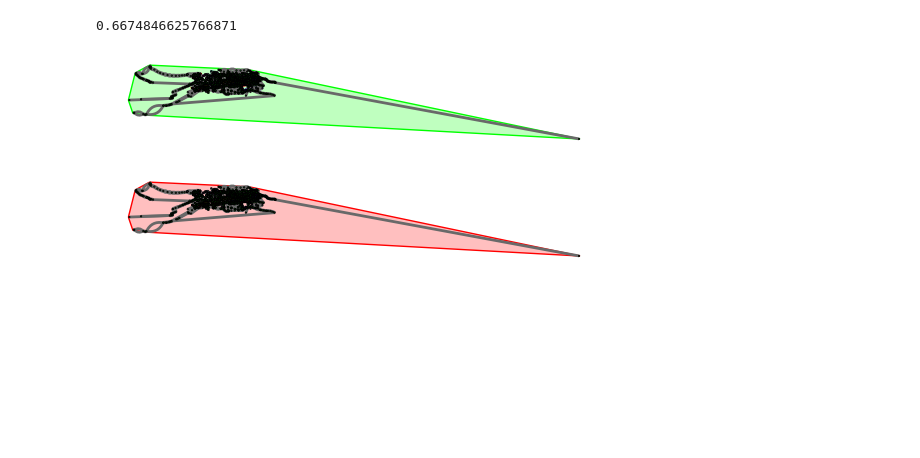
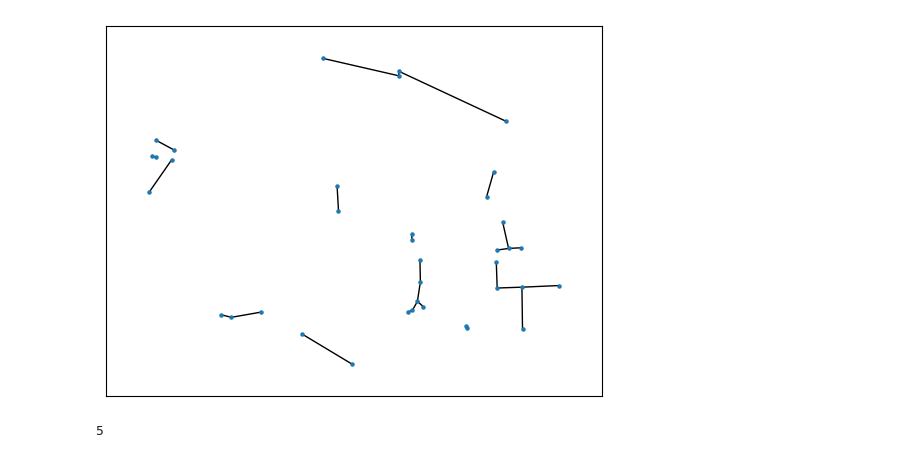
Before and after one commit to jxnw/cycle-routes, a Jupyter notebook: notebooks/unfiltered_small_map.ipynb, the cells around one changed output. Cells and saved outputs as stored; diff of their text form; code cells hidden in the pictures; blank space fills up the shorter version.

```diff
--- a/notebooks/unfiltered_small_map.ipynb
+++ b/notebooks/unfiltered_small_map.ipynb
@@ -79,5 +67,5 @@ result = api.query("nwr(56.3375, -2.8059, 56.3422, -2.7888); out;")
 # %%
-ways = filter_ways(result, -1)
+ways = filter_ways(result, 0.15)
 # %%
 edges, all_nodes = ways_to_edges(ways)
 node_mapping = {node.id: idx for idx, node in enumerate(all_nodes)}
@@ -139,17 +81,8 @@ max_indices
-# %%
-# proportion of nodes covered by the largest component
-len(sorted_components[0][1]) / len(all_nodes)
-# %% [output]
-0.6674846625766871
-# %%
-fig, ax = plt.subplots()
-ig.plot(components, target=ax, layout=layout, vertex_size=0.0002, bbox=(800,400), mark_groups=True)
-plt.show()
-# %% [output]
-[figure, removed]
-# %%
-fig, ax = plt.subplots()
-ig.plot(components, target=ax, layout=layout, vertex_size=0.0002, bbox=(800,400), mark_groups=max_indices)
-plt.show()
-# %% [output]
-[figure, removed]
+# %%
+layout_dict = {i: pos for i, pos in enumerate(layout)}
+# %%
+G = nx.Graph(mapped_edges)
+# %%
+nx.draw_networkx(G, pos=layout_dict, with_labels=False, node_size=5)
+# %% [output]
+[figure, added]
@@ -155,0 +104,5 @@ plt.show()
+# %%
+sorted_groups = sorted(nx.connected_components(G), key=group_area, reverse=True)
+len(sorted_groups[0])
+# %% [output]
+5
```
Also changed, not shown: parts of 16 cells of this notebook, 3 other files.
